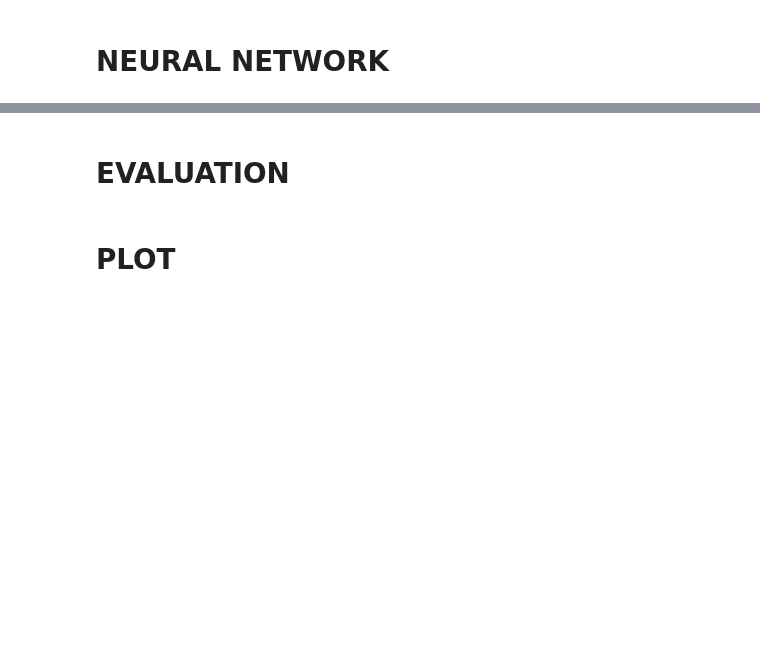
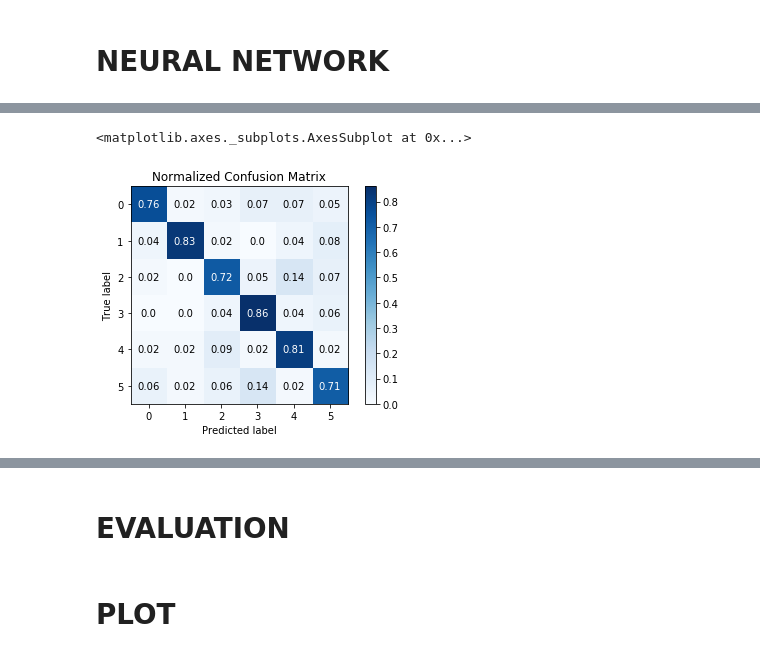
Before and after one commit to jbkalit/Sentiment-Analysis-Final-Project, a Jupyter notebook: Final Project.ipynb, the cells around one changed output, grey strips where cells are left out. Saved outputs shown, nothing was run; the diff lists cells and outputs as text; code cells hidden in the pictures; blank space fills up the shorter version.

```diff
--- a/Final Project.ipynb
+++ b/Final Project.ipynb
@@ -336,15 +437,16 @@ best_score = 0
 for gamma in [0.01, 0.03, 0.04, 0.06, 0.09, 0.1, 0.3, 0.6, 1, 3, 6, 9, 10]:
     for C in [0.01, 0.03, 0.04, 0.06, 0.09, 0.1, 0.3, 0.6, 1, 3, 6, 9, 10]:
         # for each combination of parameters, train an SVC
-        svm = SVC(kernel='rbf', gamma=gamma, C=C)
-        svm.fit(X_train, y_train)
+        svm_rbf = SVC(kernel='rbf', gamma=gamma, C=C)
+        svm_rbf.fit(X_train, y_train)
         # evaluate the SVC on the test set
-        score = svm.score(X_test, y_test)
+        score = svm_rbf.score(X_test, y_test)
         # if we got a better score, store the score and parameters
-        #print (svm.predict(X_test))
+        print (svm_rbf.predict(X_test))
         mean = score
         params = {'C': C, 'gamma': gamma}
         print("%0.3f for %r" % (mean, params))
+
 
         if score > best_score:
             best_score = score
@@ -678,0 +944,6 @@ done in 8.812s
+# %%
+import scikitplot as skplt
+skplt.metrics.plot_confusion_matrix(y_pred_MLP, y_test, normalize=True)
+# %% [output]
+<matplotlib.axes._subplots.AxesSubplot at 0x...>
+[figure, added]
```
Also changed, not shown: parts of 80 cells of this notebook, 6 other files.
